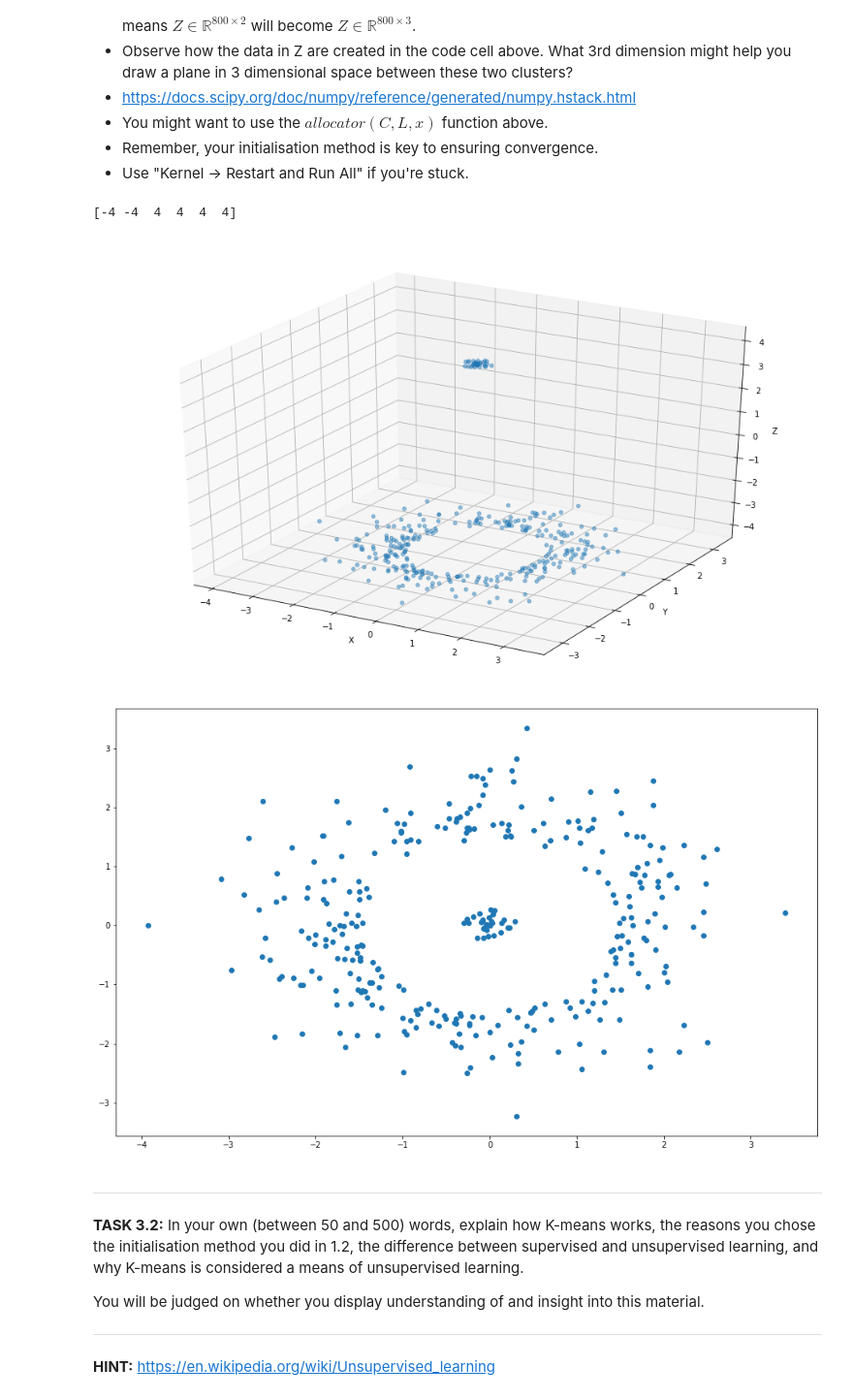
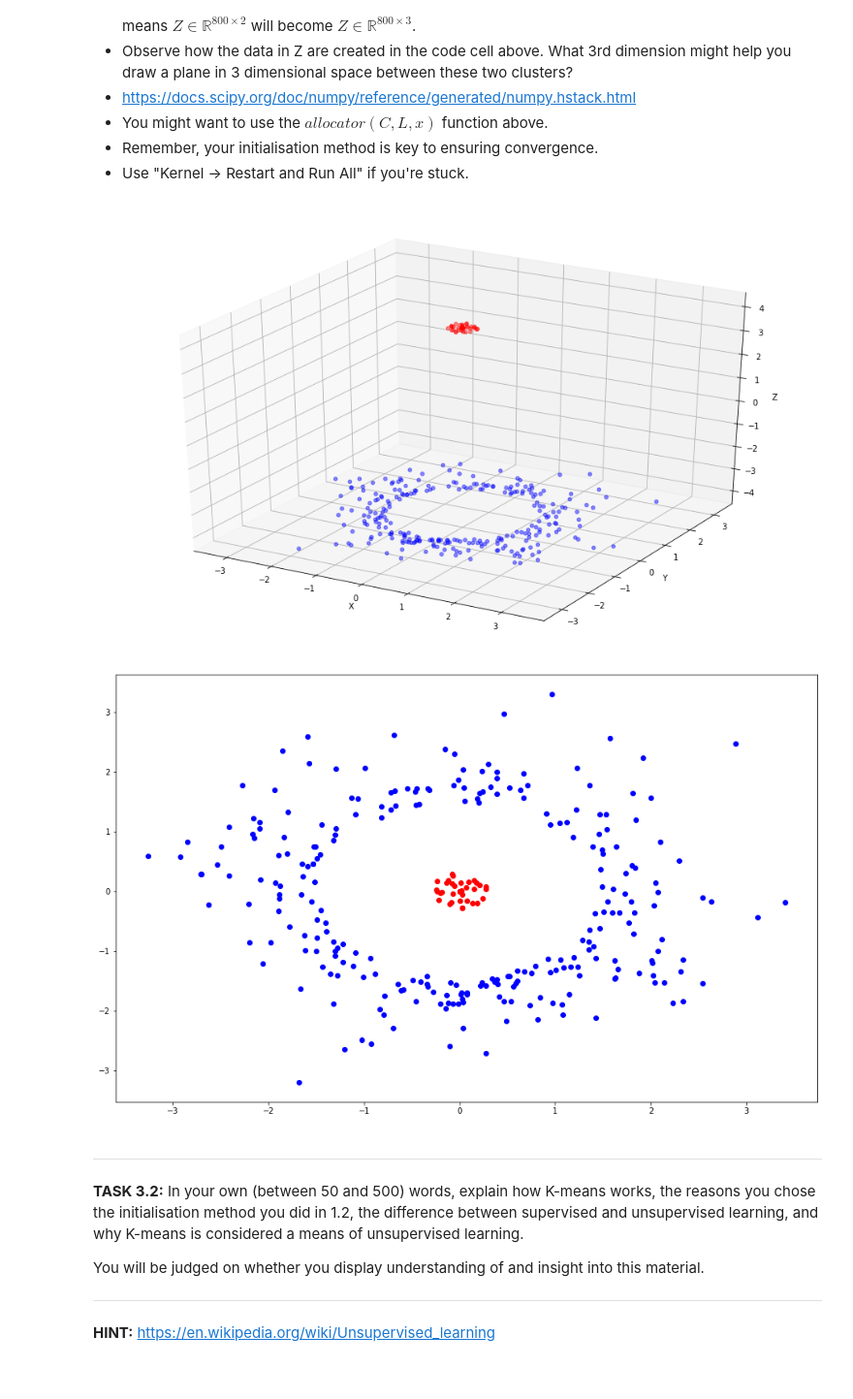
Before and after one commit to OddUlrich/Machine-Learning-Studio, a Jupyter notebook: mathematics_in_ML/3-kmeans.ipynb, the cells around one changed output. Shown at 97% size. Drawn from its saved outputs; the diff is of its cells as text; code cells hidden in the pictures.

Commit message:
Revised on the color of cluster.

```diff
--- a/mathematics_in_ML/3-kmeans.ipynb
+++ b/mathematics_in_ML/3-kmeans.ipynb
@@ -702,44 +700,43 @@ Having done so, use your two centroids to colour the two sets of samples in the
 - You might want to use the $allocator(C, L, x)$ function above.
 - Remember, your initialisation method is key to ensuring convergence.
 - Use "Kernel -> Restart and Run All" if you're stuck.
-# %%
-base = 4
-d = np.array([1,2,0.1,0.2,-0.2,-1])
-
-z = (2*(d < 0.3)-1) * base
-print(z)
-# %% [output]
-[-4 -4  4  4  4  4]
 # %%
 Z = gen_z()
 #YOUR CODE HERE.
 base = 4
 scale_z = np.zeros((Z.shape[0], 1))
 for i in range(Z.shape[0]):
     d = np.linalg.norm(Z[i, :])
     scale_z[i] = (2*(d < 0.3)-1) * base
 Z = np.hstack((Z, scale_z))
 
+centroids, l_clusters = kmeans(Z, 2, i=10)
+
+
 #DISPLAY CODE. MODIFY THIS AS YOU SEE FIT.
 colours = ['r', 'b']
 if Z.shape[1] == 2:
     Z = np.hstack((Z, np.zeros((800, 1))))
 cluster = Z
 fig = plt.figure(figsize=(16, 10))
 ax = fig.add_subplot(111, projection='3d')
 
-ax.scatter(cluster[:, 0], cluster[:, 1], cluster[:, 2], alpha=0.45)
+for i in range(2):
+    cluster = allocator(Z, l_clusters, centroids[i, :])
+    ax.scatter(cluster[:, 0], cluster[:, 1], cluster[:, 2], alpha=0.45, c=colours[i])
 ax.set_xlabel('X')
 ax.set_ylabel('Y')
 ax.set_zlabel('Z')
 plt.show()
 
 fig = plt.figure(figsize=(16, 10))
-plt.scatter(cluster[:,0], cluster[:,1])
+for i in range(2):
+    cluster = allocator(Z, l_clusters, centroids[i, :])
+    plt.scatter(cluster[:,0], cluster[:,1], c=colours[i])
 plt.show()
 # %% [output]
-[figure, old version]
+[figure, new version]
-[figure, old version]
+[figure, new version]
 # %% [markdown]
 ---
 **TASK 3.2:** In your own (between 50 and 500) words, explain how K-means works, the reasons you chose the initialisation method you did in 1.2, the difference between supervised and unsupervised learning, and why K-means is considered a means of unsupervised learning.
```
Also changed, not shown: parts of 4 cells of this notebook.
